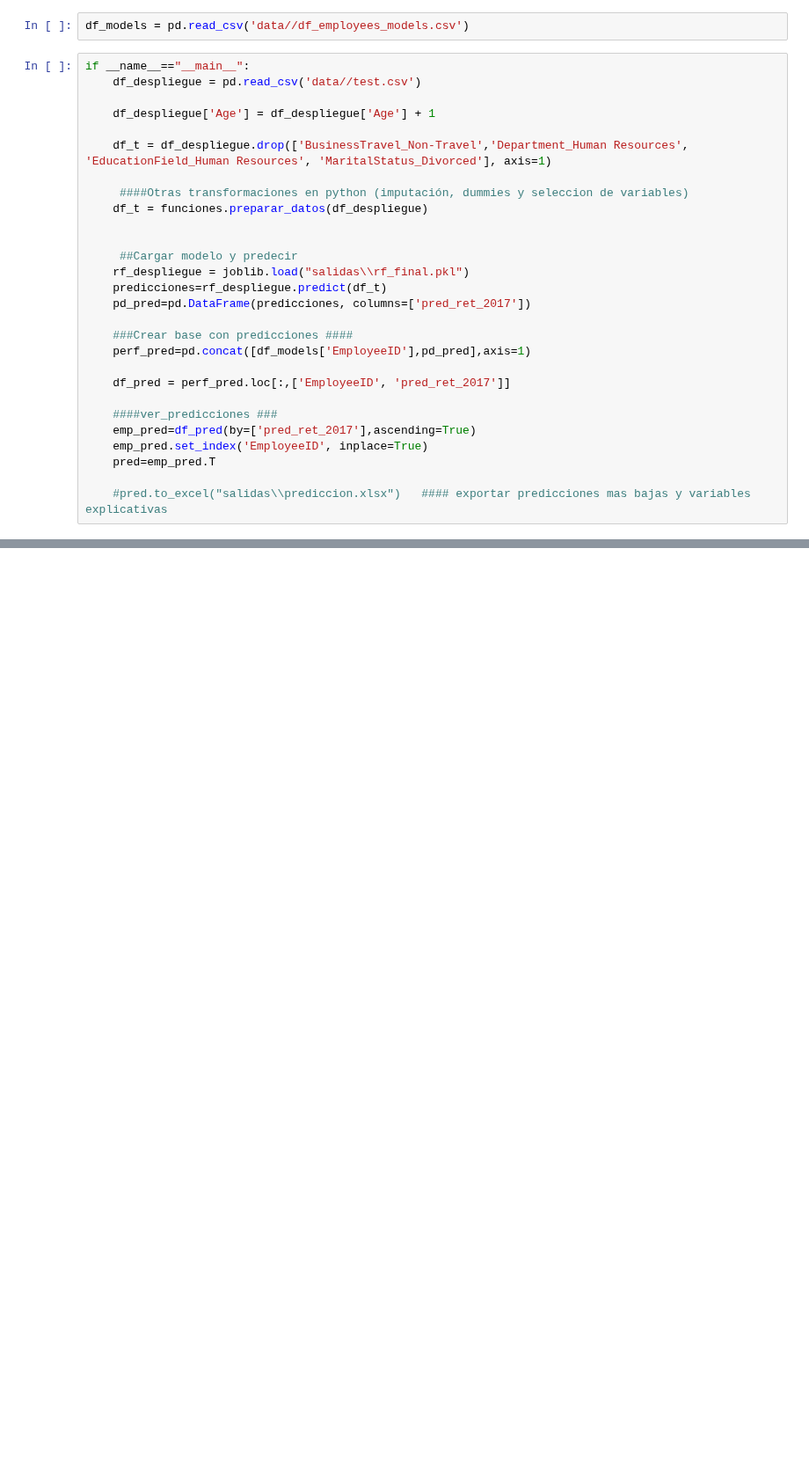
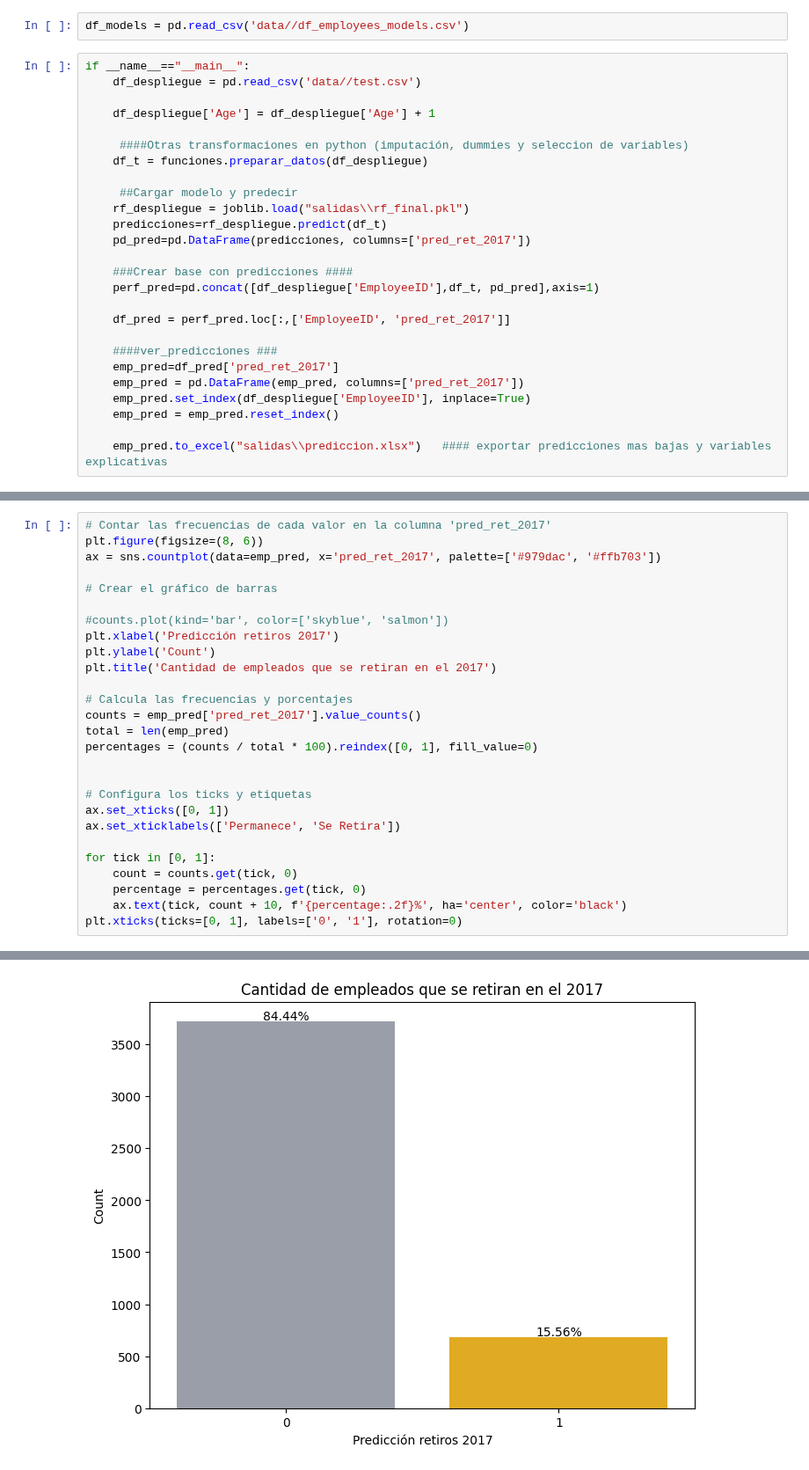
Before and after one commit to SantiRestrepoOlarte/ML_HumanResources, a Jupyter notebook: e_despliegue.ipynb, the cells around one changed output, grey strips where cells are left out. Shown at 88% size. Saved outputs shown, nothing was run; the diff lists cells and outputs as text; blank space fills up the shorter version.

Commit message:
Espero que esta sea la última actualización, despliegue final

```diff
--- a/e_despliegue.ipynb
+++ b/e_despliegue.ipynb
@@ -12,11 +14,8 @@ if __name__=="__main__":
 
     df_despliegue['Age'] = df_despliegue['Age'] + 1
 
-    df_t = df_despliegue.drop(['BusinessTravel_Non-Travel','Department_Human Resources', 'EducationField_Human Resources', 'MaritalStatus_Divorced'], axis=1)
-
      ####Otras transformaciones en python (imputación, dummies y seleccion de variables)
     df_t = funciones.preparar_datos(df_despliegue)
-
 
      ##Cargar modelo y predecir
     rf_despliegue = joblib.load("salidas\\rf_final.pkl")
@@ -24,14 +23,15 @@ if __name__=="__main__":
     pd_pred=pd.DataFrame(predicciones, columns=['pred_ret_2017'])
 
     ###Crear base con predicciones ####
-    perf_pred=pd.concat([df_models['EmployeeID'],pd_pred],axis=1)
+    perf_pred=pd.concat([df_despliegue['EmployeeID'],df_t, pd_pred],axis=1)
 
     df_pred = perf_pred.loc[:,['EmployeeID', 'pred_ret_2017']]
 
     ####ver_predicciones ###
-    emp_pred=df_pred(by=['pred_ret_2017'],ascending=True)
-    emp_pred.set_index('EmployeeID', inplace=True)
-    pred=emp_pred.T
+    emp_pred=df_pred['pred_ret_2017']
+    emp_pred = pd.DataFrame(emp_pred, columns=['pred_ret_2017'])
+    emp_pred.set_index(df_despliegue['EmployeeID'], inplace=True)
+    emp_pred = emp_pred.reset_index()
 
-    #pred.to_excel("salidas\\prediccion.xlsx")   #### exportar predicciones mas bajas y variables explicativas
+    emp_pred.to_excel("salidas\\prediccion.xlsx")   #### exportar predicciones mas bajas y variables explicativas
 # %% [output]
@@ -38,0 +78,28 @@ KeyError: "['BusinessTravel_Non-Travel', 'Department_Human Resources', 'Educatio
+# %%
+# Contar las frecuencias de cada valor en la columna 'pred_ret_2017'
+plt.figure(figsize=(8, 6))
+ax = sns.countplot(data=emp_pred, x='pred_ret_2017', palette=['#979dac', '#ffb703'])
+
+# Crear el gráfico de barras
+
+#counts.plot(kind='bar', color=['skyblue', 'salmon'])
+plt.xlabel('Predicción retiros 2017')
+plt.ylabel('Count')
+plt.title('Cantidad de empleados que se retiran en el 2017')
+
+# Calcula las frecuencias y porcentajes
+counts = emp_pred['pred_ret_2017'].value_counts()
+total = len(emp_pred)
+percentages = (counts / total * 100).reindex([0, 1], fill_value=0)
+
+
+# Configura los ticks y etiquetas
+ax.set_xticks([0, 1])
+ax.set_xticklabels(['Permanece', 'Se Retira'])
+
+for tick in [0, 1]:
+    count = counts.get(tick, 0)
+    percentage = percentages.get(tick, 0)
+    ax.text(tick, count + 10, f'{percentage:.2f}%', ha='center', color='black')
+plt.xticks(ticks=[0, 1], labels=['0', '1'], rotation=0)
+# %% [output]
@@ -38,0 +112 @@ KeyError: "['BusinessTravel_Non-Travel', 'Department_Human Resources', 'Educatio
+[figure, added]
```
Also changed, not shown: parts of 5 cells of this notebook, 2 other files.
